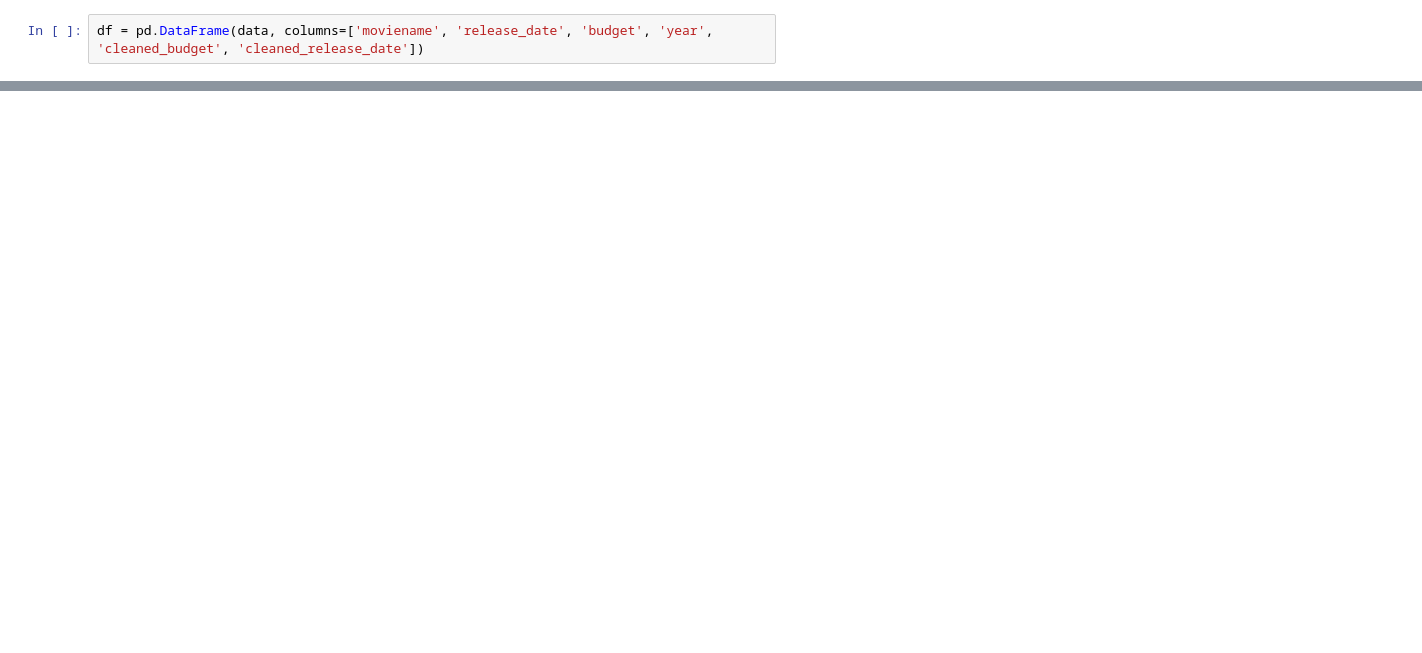
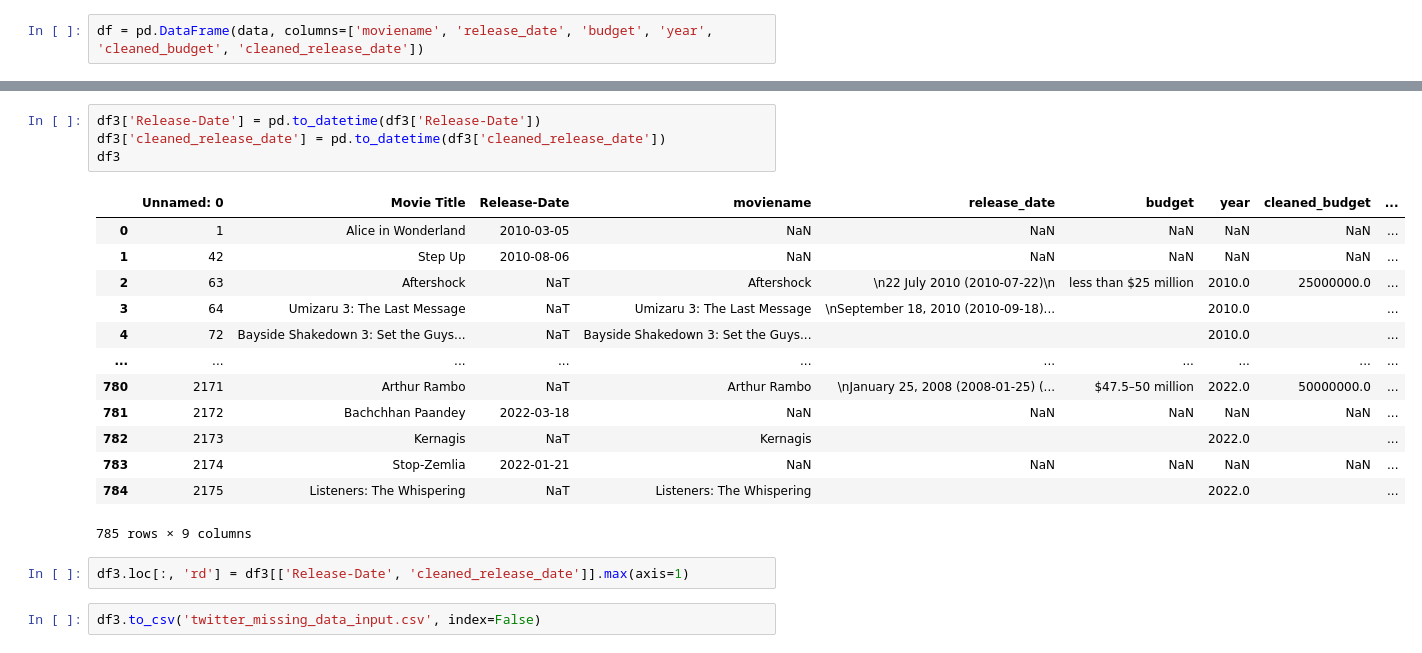
Before and after one commit to Shr2020/Predicting-Movie-Success, a Jupyter notebook: wiki_scrapper.ipynb, the cells around one changed output, grey strips where cells are left out. Saved outputs shown, nothing was run; the diff lists cells and outputs as text; blank space fills up the shorter version.

```diff
--- a/wiki_scrapper.ipynb
+++ b/wiki_scrapper.ipynb
@@ -150,0 +178,22 @@ df
+# %%
+df3['Release-Date'] = pd.to_datetime(df3['Release-Date'])
+df3['cleaned_release_date'] = pd.to_datetime(df3['cleaned_release_date'])
+df3
+# %% [output]
+|  | Unnamed: 0 | Movie Title | Release-Date | moviename | release_date | budget | year | cleaned_budget | ... |
+| 0 | 1 | Alice in Wonderland | 2010-03-05 | NaN | NaN | NaN | NaN | NaN | ... |
+| 1 | 42 | Step Up | 2010-08-06 | NaN | NaN | NaN | NaN | NaN | ... |
+| 2 | 63 | Aftershock | NaT | Aftershock | \n22 July 2010 (2010-07-22)\n | less than $25 million | 2010.0 | 25000000.0 | ... |
+| 3 | 64 | Umizaru 3: The Last Message | NaT | Umizaru 3: The Last Message | \nSeptember 18, 2010 (2010-09-18)... |  | 2010.0 |  | ... |
+| 4 | 72 | Bayside Shakedown 3: Set the Guys... | NaT | Bayside Shakedown 3: Set the Guys... |  |  | 2010.0 |  | ... |
+| ... | ... | ... | ... | ... | ... | ... | ... | ... | ... |
+| 780 | 2171 | Arthur Rambo | NaT | Arthur Rambo | \nJanuary 25, 2008 (2008-01-25) (... | $47.5–50 million | 2022.0 | 50000000.0 | ... |
+| 781 | 2172 | Bachchhan Paandey | 2022-03-18 | NaN | NaN | NaN | NaN | NaN | ... |
+| 782 | 2173 | Kernagis | NaT | Kernagis |  |  | 2022.0 |  | ... |
+| 783 | 2174 | Stop-Zemlia | 2022-01-21 | NaN | NaN | NaN | NaN | NaN | ... |
+| 784 | 2175 | Listeners: The Whispering | NaT | Listeners: The Whispering |  |  | 2022.0 |  | ... |
+785 rows × 9 columns
+# %%
+df3.loc[:, 'rd'] = df3[['Release-Date', 'cleaned_release_date']].max(axis=1)
+# %%
+df3.to_csv('twitter_missing_data_input.csv', index=False)
```
Also changed, not shown: parts of 9 cells of this notebook, 1 other file.
